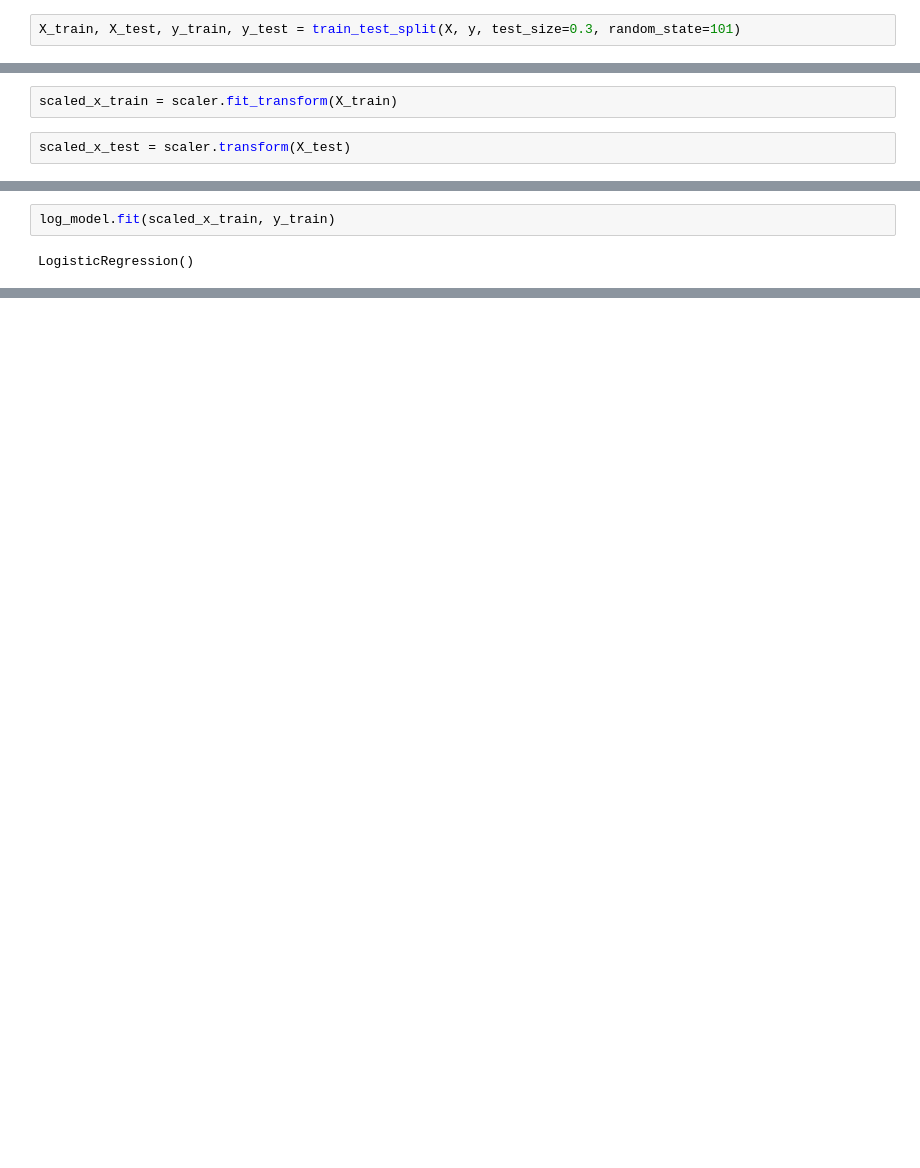
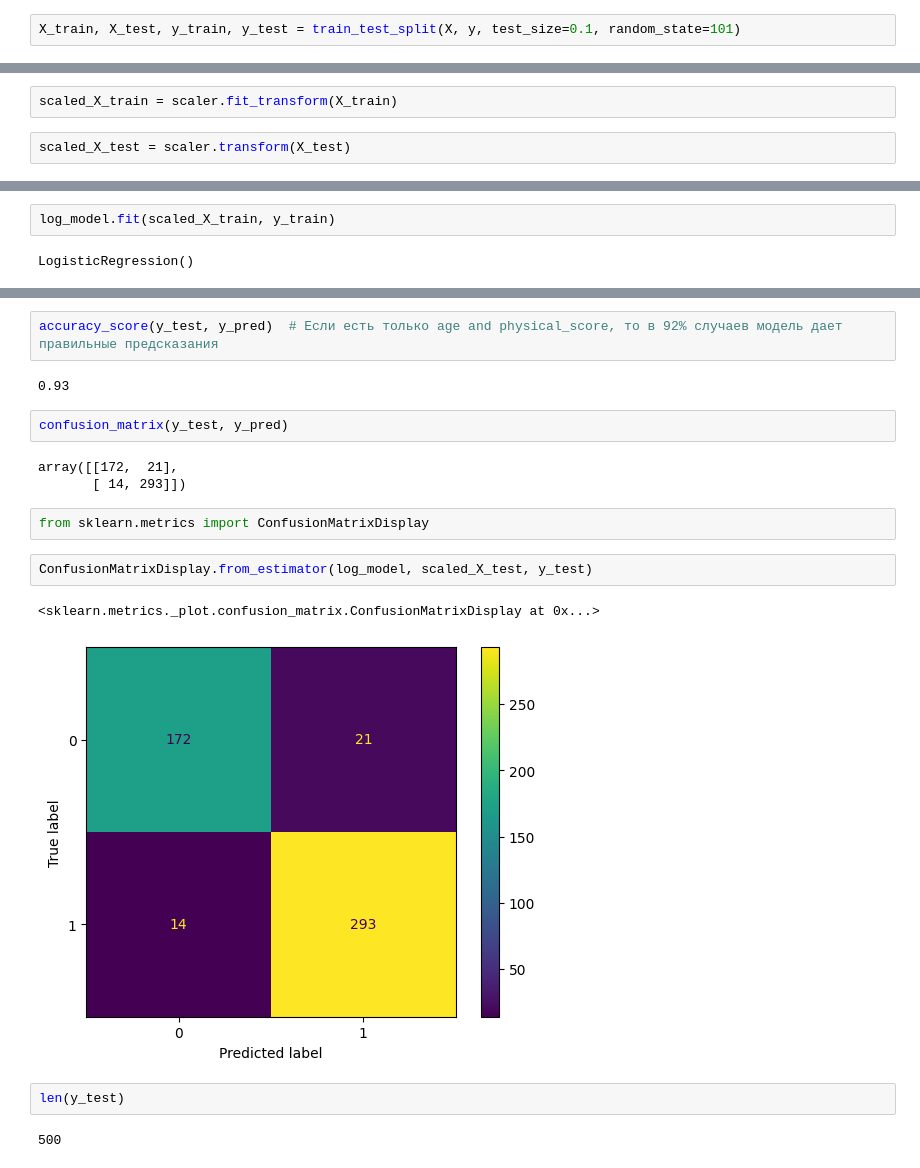
Before and after one commit to rostya-codes/Machine-Learning-Data-Science, a Jupyter notebook: Logistic Regression/p41.ipynb, the cells around one changed output, grey strips where cells are left out. Cells and saved outputs as stored; diff of their text form; blank space fills up the shorter version.

Commit message:
Metrics: ConfusionMatrixDisplay, accuracy_score, confusion_matrix, classification_report

```diff
--- a/Logistic Regression/p41.ipynb
+++ b/Logistic Regression/p41.ipynb
@@ -129,13 +131,13 @@ from sklearn.model_selection import train_test_split
 # %%
 from sklearn.preprocessing import StandardScaler
 # %%
-X_train, X_test, y_train, y_test = train_test_split(X, y, test_size=0.3, random_state=101)
+X_train, X_test, y_train, y_test = train_test_split(X, y, test_size=0.1, random_state=101)
 # %%
 scaler = StandardScaler()
 # %%
-scaled_x_train = scaler.fit_transform(X_train)
+scaled_X_train = scaler.fit_transform(X_train)
 # %%
-scaled_x_test = scaler.transform(X_test)
+scaled_X_test = scaler.transform(X_test)
 # %%
 from sklearn.linear_model import LogisticRegression
 # %%
@@ -161,7 +163,7 @@ class LogisticRegression(sklearn.linear_model._base.LinearClassifierMixin, sklea
 # %%
 log_model = LogisticRegression()
 # %%
-log_model.fit(scaled_x_train, y_train)
+log_model.fit(scaled_X_train, y_train)
 # %% [output]
 LogisticRegression()
 # %%
@@ -188,0 +270,20 @@ array([[2.42259273e-02, 9.75774073e-01],
+# %%
+accuracy_score(y_test, y_pred)  # Если есть только age and physical_score, то в 92% случаев модель дает правильные предсказания
+# %% [output]
+0.93
+# %%
+confusion_matrix(y_test, y_pred)
+# %% [output]
+array([[172,  21],
+       [ 14, 293]])
+# %%
+from sklearn.metrics import ConfusionMatrixDisplay
+# %%
+ConfusionMatrixDisplay.from_estimator(log_model, scaled_X_test, y_test)
+# %% [output]
+<sklearn.metrics._plot.confusion_matrix.ConfusionMatrixDisplay at 0x...>
+[figure, added]
+# %%
+len(y_test)
+# %% [output]
+500
```
Also changed, not shown: parts of 22 cells of this notebook, 2 other files.
